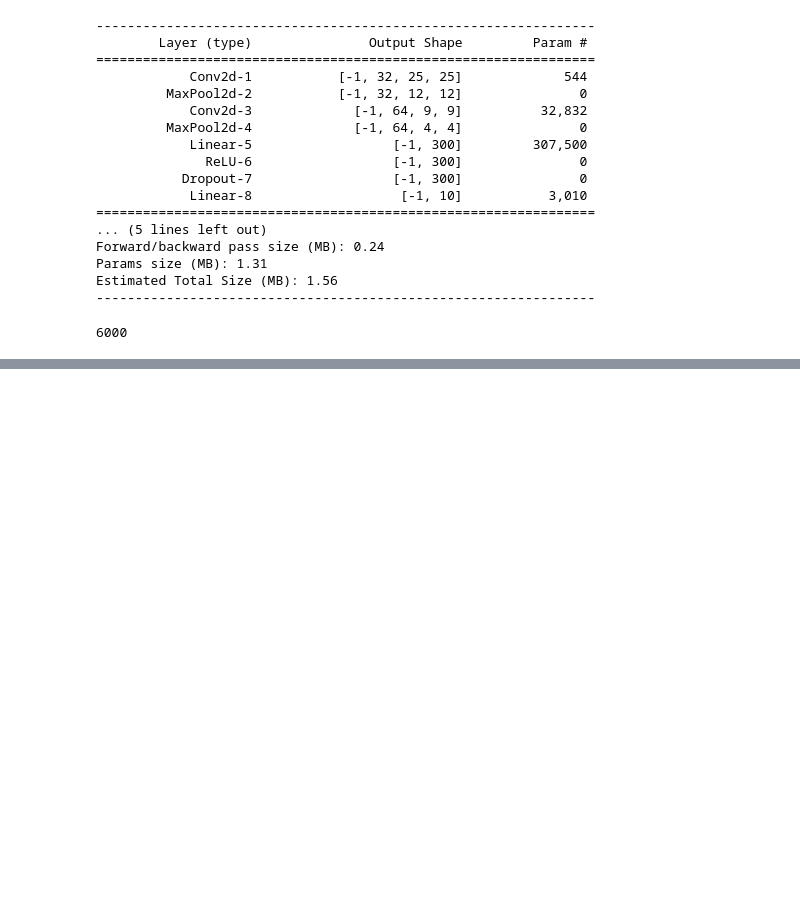
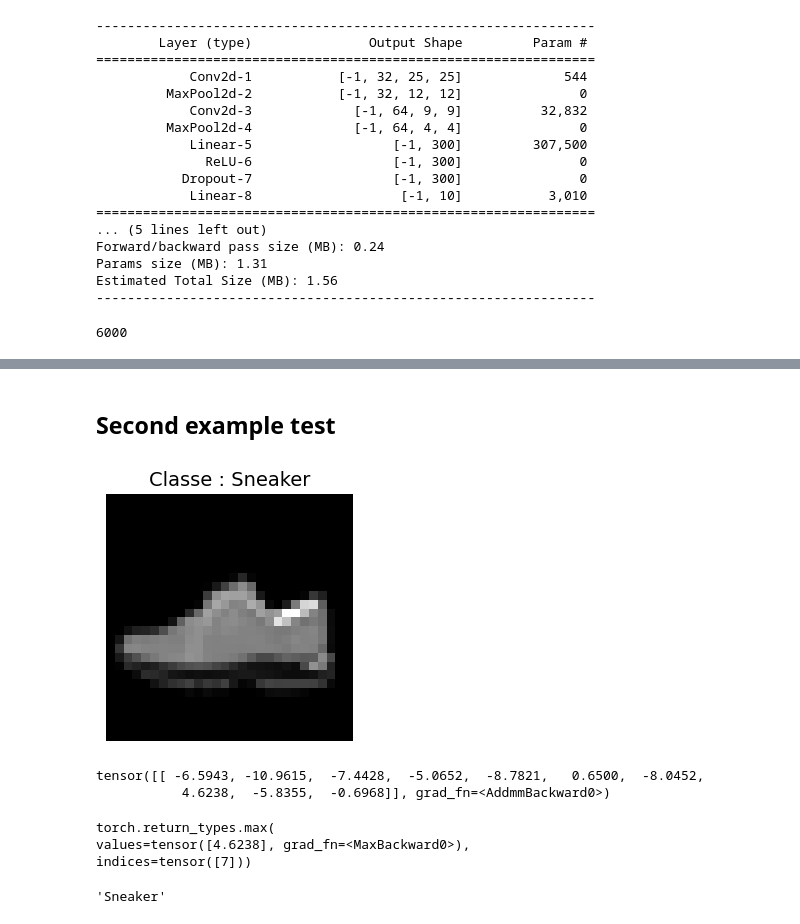
Before and after one commit to mohamedcoder07/PyTorch-CNN-FashionMNIST, a Jupyter notebook: computer-vision/cnn_torch/cnn.ipynb, the cells around one changed output, grey strips where cells are left out. Cells and saved outputs as stored; diff of their text form; code cells hidden in the pictures; blank space fills up the shorter version.

```diff
--- a/computer-vision/cnn_torch/cnn.ipynb
+++ b/computer-vision/cnn_torch/cnn.ipynb
@@ -303,0 +345,15 @@ plt.show()
+# %% [markdown]
+## Second example test
+# %%
+sneaker_test = Image.open("sneaker.jpg").convert("L").resize((28, 28))
+sneaker_test = ImageOps.invert(sneaker_test)
+class_name ="Sneaker"
+
+plt.figure(figsize=(3,3))
+plt.imshow(sneaker_test, cmap="gray")
+plt.title(f"Classe : {class_name}", fontsize=14)
+plt.axis('off')
+plt.tight_layout()
+plt.show()
+# %% [output]
+[figure, added]
@@ -303,0 +365,17 @@ plt.show()
+# %%
+scores_img = model(sneaker_tensor.unsqueeze(0))
+scores_img
+# %% [output]
+tensor([[ -6.5943, -10.9615,  -7.4428,  -5.0652,  -8.7821,   0.6500,  -8.0452,
+           4.6238,  -5.8355,  -0.6968]], grad_fn=<AddmmBackward0>)
+# %%
+pred_img = torch.max(scores_img, 1)
+print(pred_img)
+# %% [output]
+torch.return_types.max(
+values=tensor([4.6238], grad_fn=<MaxBackward0>),
+indices=tensor([7]))
+# %%
+class_names[pred_img.indices]
+# %% [output]
+'Sneaker'
```
Also changed, not shown: parts of 12 cells of this notebook, 3 other files.
